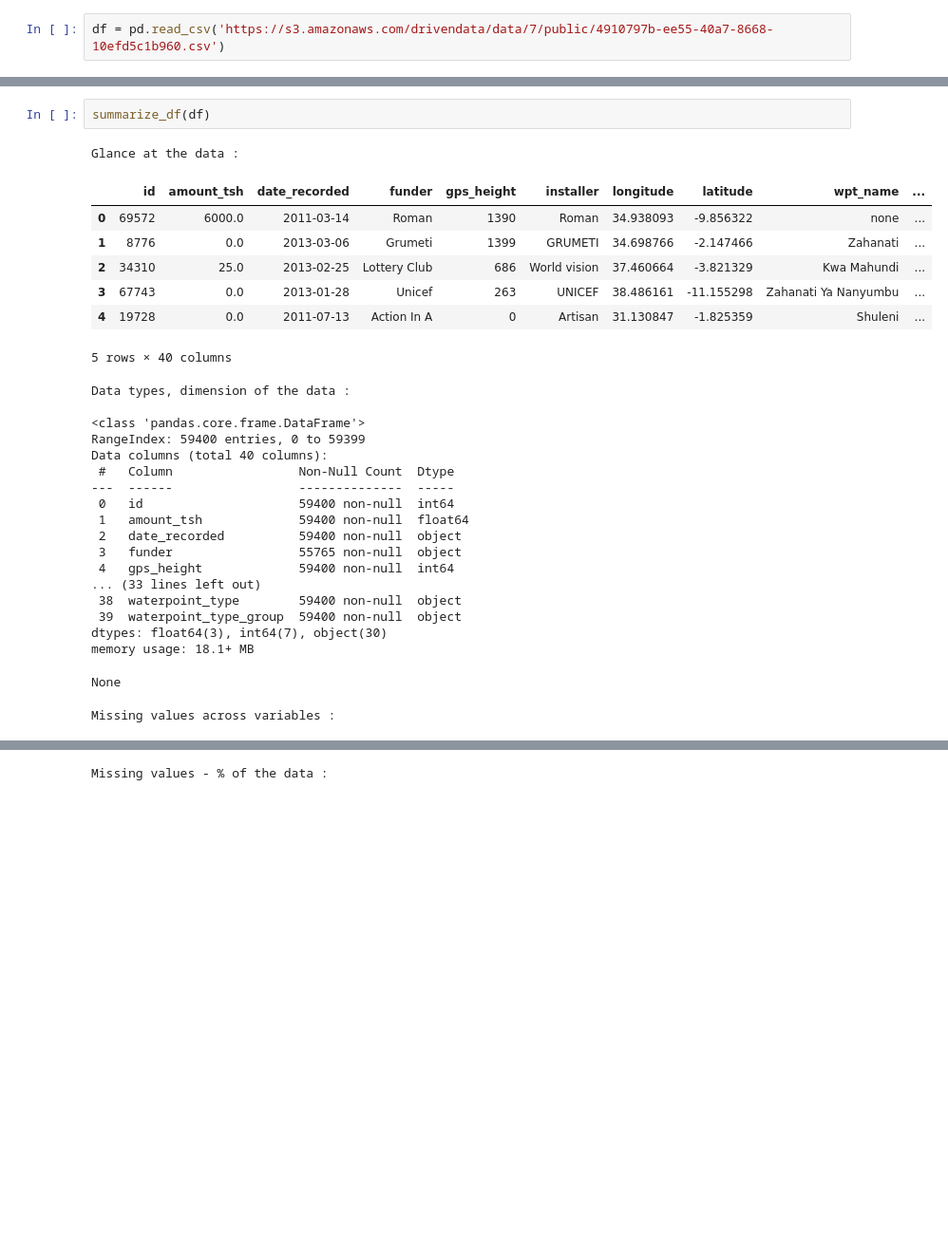
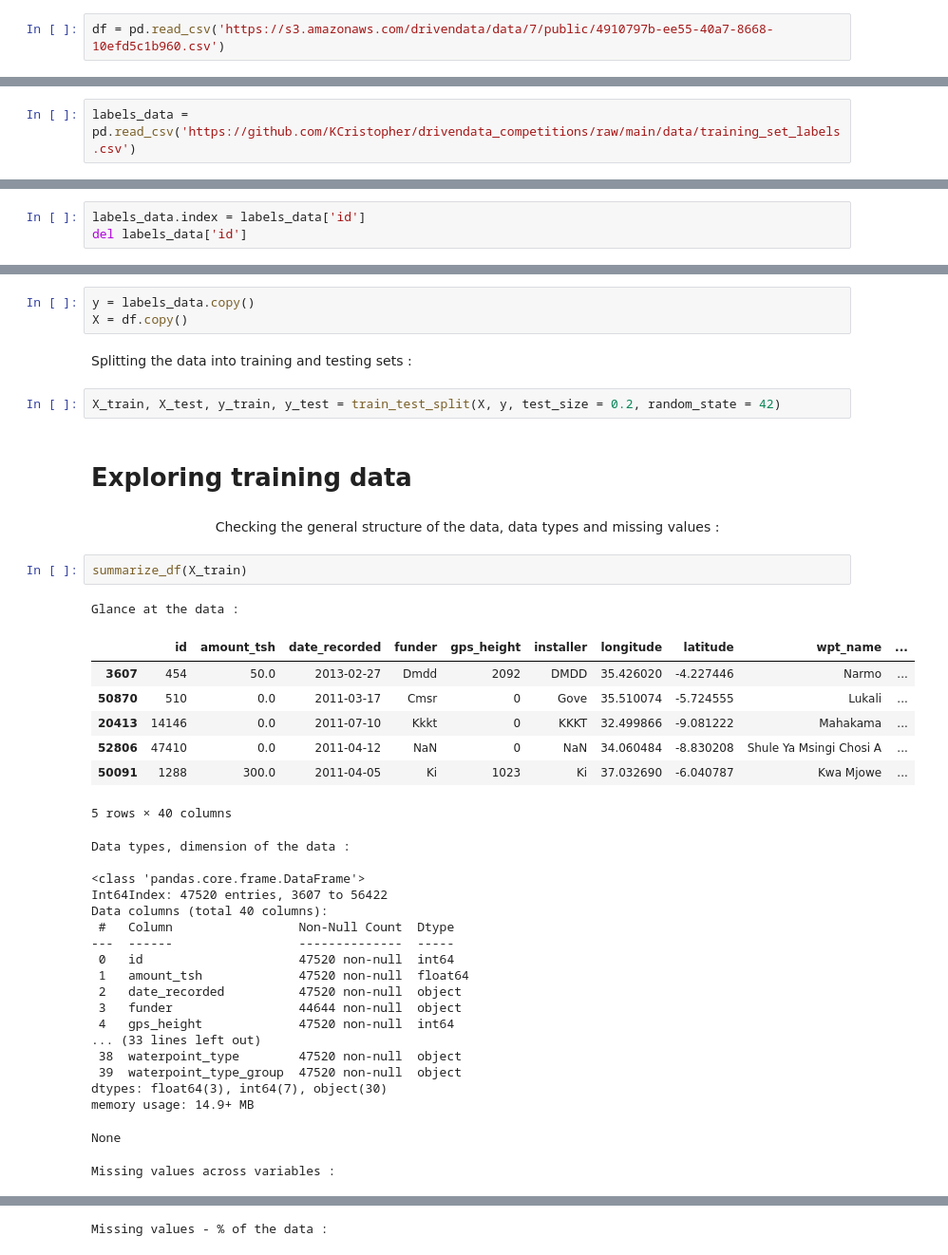
Before and after one commit to KCristopher/drivendata_competitions, a Jupyter notebook: data_mining_water_table/pump_water.ipynb, the cells around one changed output, grey strips where cells are left out. Shown: that part at 95% size. Drawn from its saved outputs; the diff is of its cells as text; blank space fills up the shorter version.

```diff
--- a/data_mining_water_table/pump_water.ipynb
+++ b/data_mining_water_table/pump_water.ipynb
@@ -28,0 +42,2 @@ df = pd.read_csv('https://s3.amazonaws.com/drivendata/data/7/public/4910797b-ee5
+# %%
+labels_data = pd.read_csv('https://github.com/KCristopher/drivendata_competitions/raw/main/data/training_set_labels.csv')
@@ -28,0 +57,3 @@ df = pd.read_csv('https://s3.amazonaws.com/drivendata/data/7/public/4910797b-ee5
+# %%
+labels_data.index = labels_data['id']
+del labels_data['id']
@@ -29,30 +68,41 @@ df = pd.read_csv('https://s3.amazonaws.com/drivendata/data/7/public/4910797b-ee5
+# %%
+y = labels_data.copy()
+X = df.copy()
+# %% [markdown]
+Splitting the data into training and testing sets :
+# %%
+X_train, X_test, y_train, y_test = train_test_split(X, y, test_size = 0.2, random_state = 42)
+# %% [markdown]
+# Exploring training data
+# %% [markdown]
+<center>Checking the general structure of the data, data types and  missing values :</center>
 # %%
-summarize_df(df)
+summarize_df(X_train)
 # %% [output]
 Glance at the data :
 |  | id | amount_tsh | date_recorded | funder | gps_height | installer | longitude | latitude | wpt_name | ... |
-| 0 | 69572 | 6000.0 | 2011-03-14 | Roman | 1390 | Roman | 34.938093 | -9.856322 | none | ... |
-| 1 | 8776 | 0.0 | 2013-03-06 | Grumeti | 1399 | GRUMETI | 34.698766 | -2.147466 | Zahanati | ... |
-| 2 | 34310 | 25.0 | 2013-02-25 | Lottery Club | 686 | World vision | 37.460664 | -3.821329 | Kwa Mahundi | ... |
-| 3 | 67743 | 0.0 | 2013-01-28 | Unicef | 263 | UNICEF | 38.486161 | -11.155298 | Zahanati Ya Nanyumbu | ... |
-| 4 | 19728 | 0.0 | 2011-07-13 | Action In A | 0 | Artisan | 31.130847 | -1.825359 | Shuleni | ... |
+| 3607 | 454 | 50.0 | 2013-02-27 | Dmdd | 2092 | DMDD | 35.426020 | -4.227446 | Narmo | ... |
+| 50870 | 510 | 0.0 | 2011-03-17 | Cmsr | 0 | Gove | 35.510074 | -5.724555 | Lukali | ... |
+| 20413 | 14146 | 0.0 | 2011-07-10 | Kkkt | 0 | KKKT | 32.499866 | -9.081222 | Mahakama | ... |
+| 52806 | 47410 | 0.0 | 2011-04-12 | NaN | 0 | NaN | 34.060484 | -8.830208 | Shule Ya Msingi Chosi A | ... |
+| 50091 | 1288 | 300.0 | 2011-04-05 | Ki | 1023 | Ki | 37.032690 | -6.040787 | Kwa Mjowe | ... |
 5 rows × 40 columns
 Data types, dimension of the data :
 
 <class 'pandas.core.frame.DataFrame'>
-RangeIndex: 59400 entries, 0 to 59399
+Int64Index: 47520 entries, 3607 to 56422
 Data columns (total 40 columns):
  #   Column                 Non-Null Count  Dtype
 ---  ------                 --------------  -----
- 0   id                     59400 non-null  int64
- 1   amount_tsh             59400 non-null  float64
- 2   date_recorded          59400 non-null  object
- 3   funder                 55765 non-null  object
- 4   gps_height             59400 non-null  int64
+ 0   id                     47520 non-null  int64
+ 1   amount_tsh             47520 non-null  float64
+ 2   date_recorded          47520 non-null  object
+ 3   funder                 44644 non-null  object
+ 4   gps_height             47520 non-null  int64
 ... (33 lines left out)
- 38  waterpoint_type        59400 non-null  object
- 39  waterpoint_type_group  59400 non-null  object
+ 38  waterpoint_type        47520 non-null  object
+ 39  waterpoint_type_group  47520 non-null  object
 dtypes: float64(3), int64(7), object(30)
-memory usage: 18.1+ MB
+memory usage: 14.9+ MB
 None
 Missing values across variables :
```
Also changed, not shown: parts of 35 cells of this notebook.
